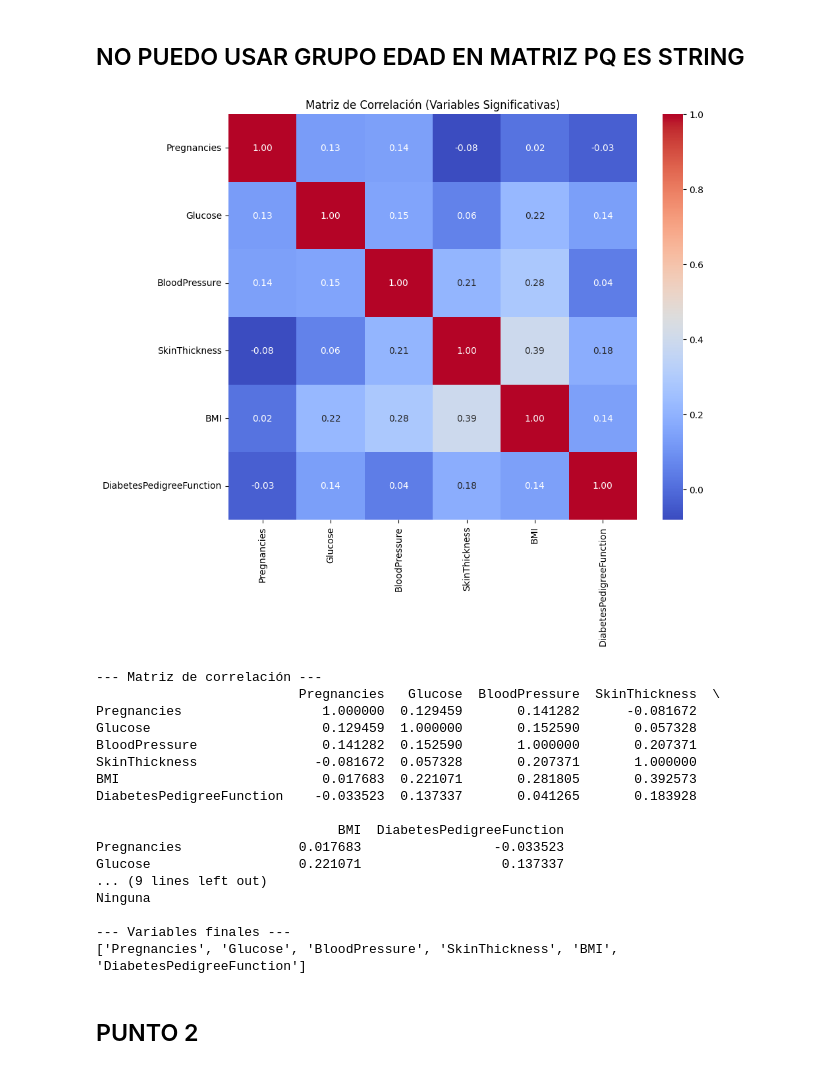
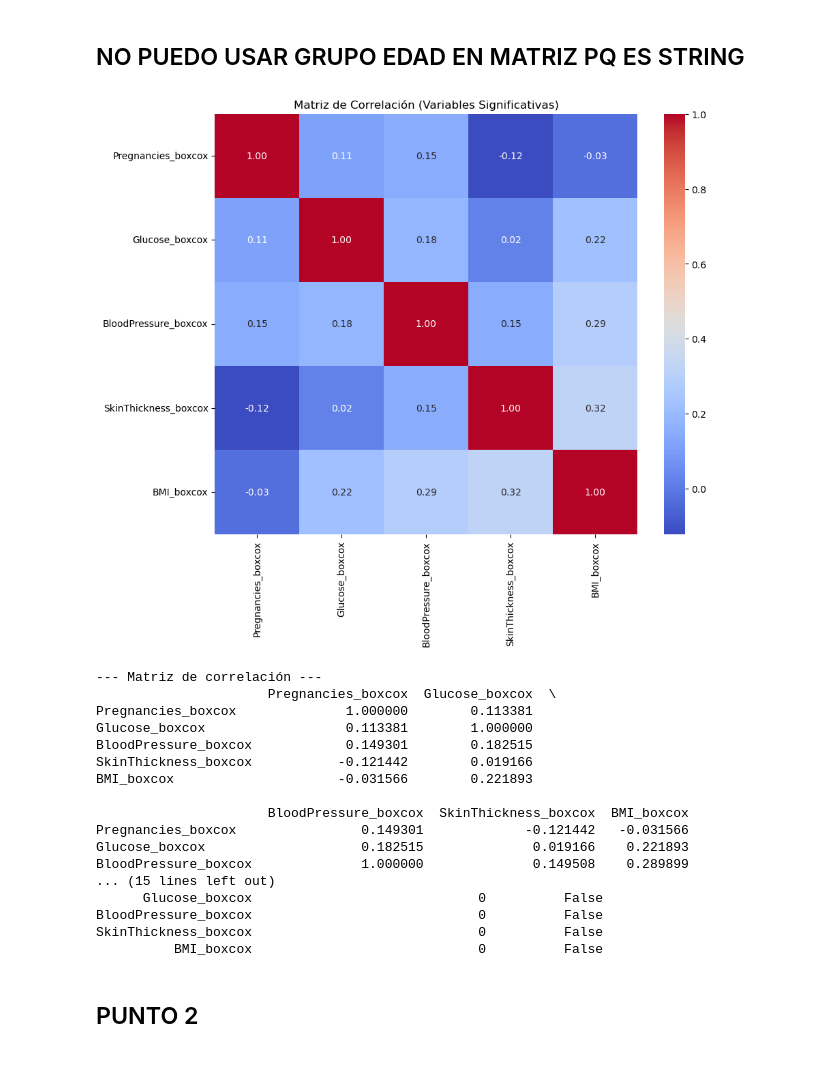
Before and after one commit to JeroXx11/Proyecto-3, a Jupyter notebook: Proyecto3.ipynb, the cells around one changed output. Drawn from its saved outputs; the diff is of its cells as text; code cells hidden in the pictures.

Commit message:
correcion de puntos

```diff
--- a/Proyecto3.ipynb
+++ b/Proyecto3.ipynb
@@ -254,7 +274,7 @@ plt.show()
 def analizar_multicolinealidad(df, variables_significativas, umbral=0.8):
     """
     df: DataFrame original
-    variables_significativas: lista de variables cuantitativas ya filtradas en el punto 4
+    variables_significativas: lista de variables cuantitativas ya filtradas en el punto 1
     umbral: correlación absoluta para eliminar variables (default = 0.8)
     """
 
@@ -300,31 +320,49 @@ def analizar_multicolinealidad(df, variables_significativas, umbral=0.8):
 # %% [markdown]
 ## NO PUEDO USAR GRUPO EDAD EN MATRIZ PQ ES STRING ##
 # %%
-variables_significativas = ["Pregnancies", "Glucose", "BloodPressure", "SkinThickness", "BMI", "DiabetesPedigreeFunction"]
-res = analizar_multicolinealidad(df_csv, variables_significativas)
+variables_significativas = ['Pregnancies_boxcox', 'Glucose_boxcox', 'BloodPressure_boxcox',
+               'SkinThickness_boxcox', 'BMI_boxcox']
+res = analizar_multicolinealidad(df_boxcox, variables_significativas)
 
 for k, v in res.items():
     print("\n---", k, "---")
     print(v)
+
+df_sub = df_boxcox[variables_significativas]
+
+# 2. Matriz de correlación
+corr_matrix = df_sub.corr()
+"""Creates a table of highly correlated variables based on the threshold."""
+threshold = 0.5
+correlated_vars = (round(corr_matrix.abs(),1) >= threshold).sum() - 1  # Exclude self-correlation
+correlated_table = pd.DataFrame({
+         "Variable": correlated_vars.index,
+        f"Correlated Variables (≥ {threshold:.1f})": correlated_vars.values
+    })
+
+correlated_table["PCA Candidate"] = correlated_table.iloc[:, 1] > 0
+
+print(f"\nCorrelated Variables Table:")
+print(correlated_table.to_string(index=False))
 # %% [output]
-[figure, old version]
+[figure, new version]
 --- Matriz de correlación ---
-                          Pregnancies   Glucose  BloodPressure  SkinThickness  \
-Pregnancies                  1.000000  0.129459       0.141282      -0.081672
-Glucose                      0.129459  1.000000       0.152590       0.057328
-BloodPressure                0.141282  0.152590       1.000000       0.207371
-SkinThickness               -0.081672  0.057328       0.207371       1.000000
-BMI                          0.017683  0.221071       0.281805       0.392573
-DiabetesPedigreeFunction    -0.033523  0.137337       0.041265       0.183928
+                      Pregnancies_boxcox  Glucose_boxcox  \
+Pregnancies_boxcox              1.000000        0.113381
+Glucose_boxcox                  0.113381        1.000000
+BloodPressure_boxcox            0.149301        0.182515
+SkinThickness_boxcox           -0.121442        0.019166
+BMI_boxcox                     -0.031566        0.221893
 
-                               BMI  DiabetesPedigreeFunction
-Pregnancies               0.017683                 -0.033523
-Glucose                   0.221071                  0.137337
-... (9 lines left out)
-Ninguna
-
---- Variables finales ---
-['Pregnancies', 'Glucose', 'BloodPressure', 'SkinThickness', 'BMI', 'DiabetesPedigreeFunction']
+                      BloodPressure_boxcox  SkinThickness_boxcox  BMI_boxcox
+Pregnancies_boxcox                0.149301             -0.121442   -0.031566
+Glucose_boxcox                    0.182515              0.019166    0.221893
+BloodPressure_boxcox              1.000000              0.149508    0.289899
+... (15 lines left out)
+      Glucose_boxcox                             0          False
+BloodPressure_boxcox                             0          False
+SkinThickness_boxcox                             0          False
+          BMI_boxcox                             0          False
 # %% [markdown]
 ## PUNTO 2 ##
 # %%
```
Also changed, not shown: parts of 7 cells of this notebook.
